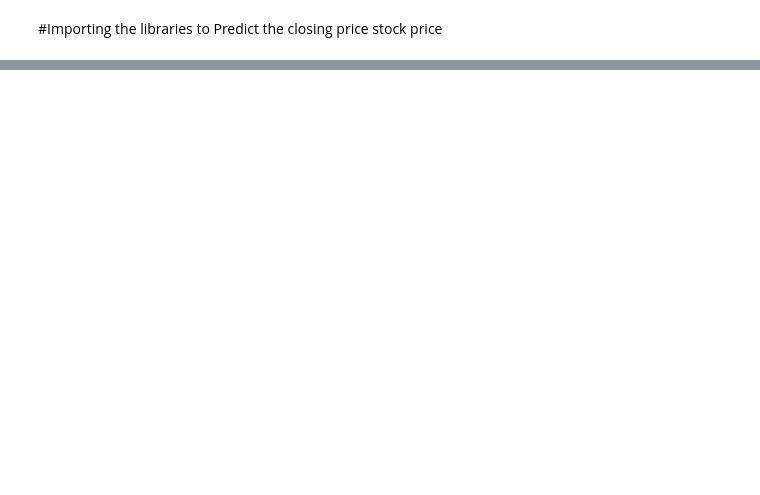
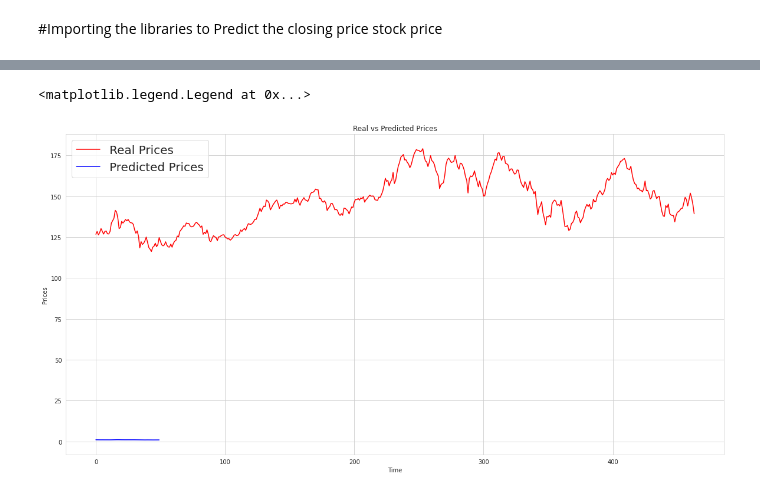
Before and after one commit to abosedealli/LSTM-Multivariate-vs-Univariate, a Jupyter notebook: stock_dataset_preprocessing.ipynb, the cells around one changed output, grey strips where cells are left out. Saved outputs shown, nothing was run; the diff lists cells and outputs as text; code cells hidden in the pictures; blank space fills up the shorter version.

```diff
--- a/stock_dataset_preprocessing.ipynb
+++ b/stock_dataset_preprocessing.ipynb
@@ -1439,0 +450,15 @@ plt.plot(Scales_dataWBC2)
+# %%
+testdata_Close= testdata.iloc[:, 1:2].values #taking  Close price
+total= pd.concat([apple['Close'],testdata['Close']],axis=0) # Concating train and test and then will take last 60 train point
+testdata_input = total[len(total)-len(testdata)-30:].values
+testdata_input= testdata_input.reshape(-1,1) # reshaping it to get it transformed
+testdata_input= ss.transform(testdata_input)
+# %%
+xtest= []
+for i in range(30,80):
+    xtest.append(testdata_input[i-30:i,0]) #creating input for lstm prediction
+# %%
+xtest= np.array(xtest)
+# %%
+xtest= np.reshape(xtest,(xtest.shape[0],xtest.shape[1],1))
+predicted_value= regression.predict(xtest)
@@ -1439,0 +467,11 @@ plt.plot(Scales_dataWBC2)
+# %%
+plt.figure(figsize=(20,10))
+plt.plot(testdata_Close,'red',label='Real Prices')
+plt.plot(predicted_value,'blue',label='Predicted Prices')
+plt.xlabel('Time')
+plt.ylabel('Prices')
+plt.title('Real vs Predicted Prices')
+plt.legend(loc='best', fontsize=20)
+# %% [output]
+<matplotlib.legend.Legend at 0x...>
+[figure, added]
```
Also changed, not shown: parts of 207 cells of this notebook.
